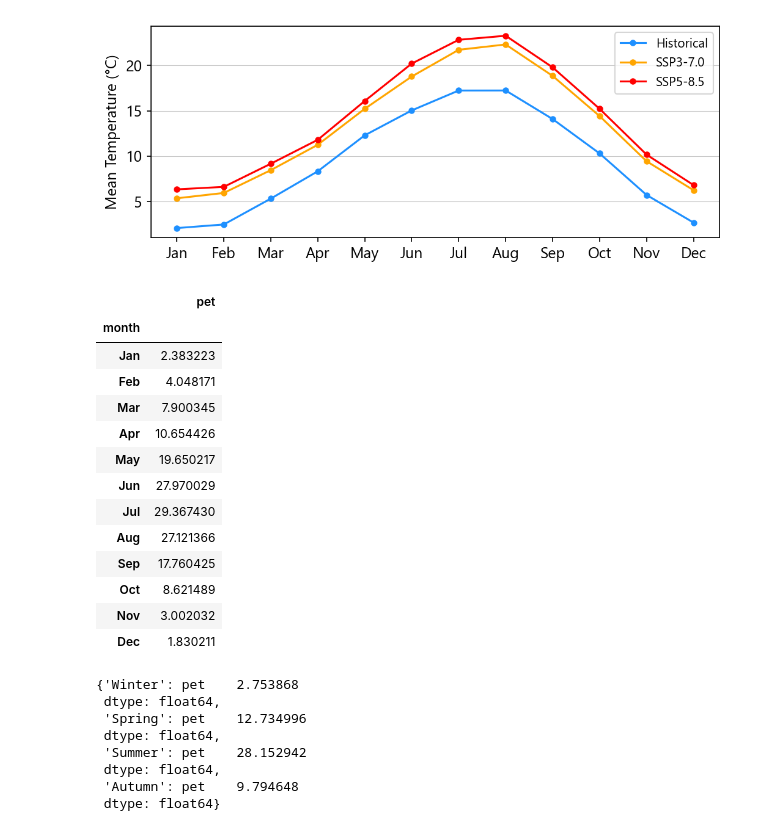
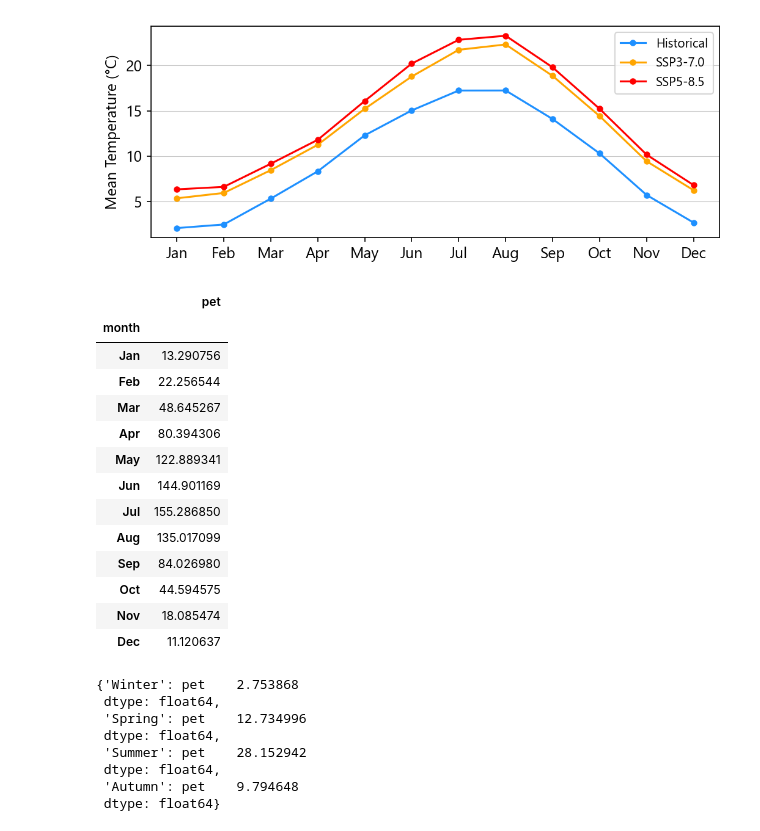
Before and after one commit to klekarkar/pre_post_process_mHM, a Jupyter notebook: ISIMIP_evaporativedemand.ipynb, the cells around one changed output. Drawn from its saved outputs; the diff is of its cells as text; code cells hidden in the pictures.

```diff
--- a/ISIMIP_evaporativedemand.ipynb
+++ b/ISIMIP_evaporativedemand.ipynb
@@ -187,22 +167,22 @@ seasonal_changes = {}
 for season, months in seasons.items():
     seasonal_changes[season] = mon_change.loc[months].mean()
 # %%
-mon_change
+all_vars_monthly_clim_renamed['pet']['SSP5-8.5']
 # %% [output]
 |  | pet |
 | month |  |
-| Jan | 2.383223 |
-| Feb | 4.048171 |
-| Mar | 7.900345 |
-| Apr | 10.654426 |
-| May | 19.650217 |
-| Jun | 27.970029 |
-| Jul | 29.367430 |
-| Aug | 27.121366 |
-| Sep | 17.760425 |
-| Oct | 8.621489 |
-| Nov | 3.002032 |
-| Dec | 1.830211 |
+| Jan | 13.290756 |
+| Feb | 22.256544 |
+| Mar | 48.645267 |
+| Apr | 80.394306 |
+| May | 122.889341 |
+| Jun | 144.901169 |
+| Jul | 155.286850 |
+| Aug | 135.017099 |
+| Sep | 84.026980 |
+| Oct | 44.594575 |
+| Nov | 18.085474 |
+| Dec | 11.120637 |
 # %%
 seasonal_changes
 # %% [output]
```
Also changed, not shown: parts of 4 cells of this notebook, 18 other files.
